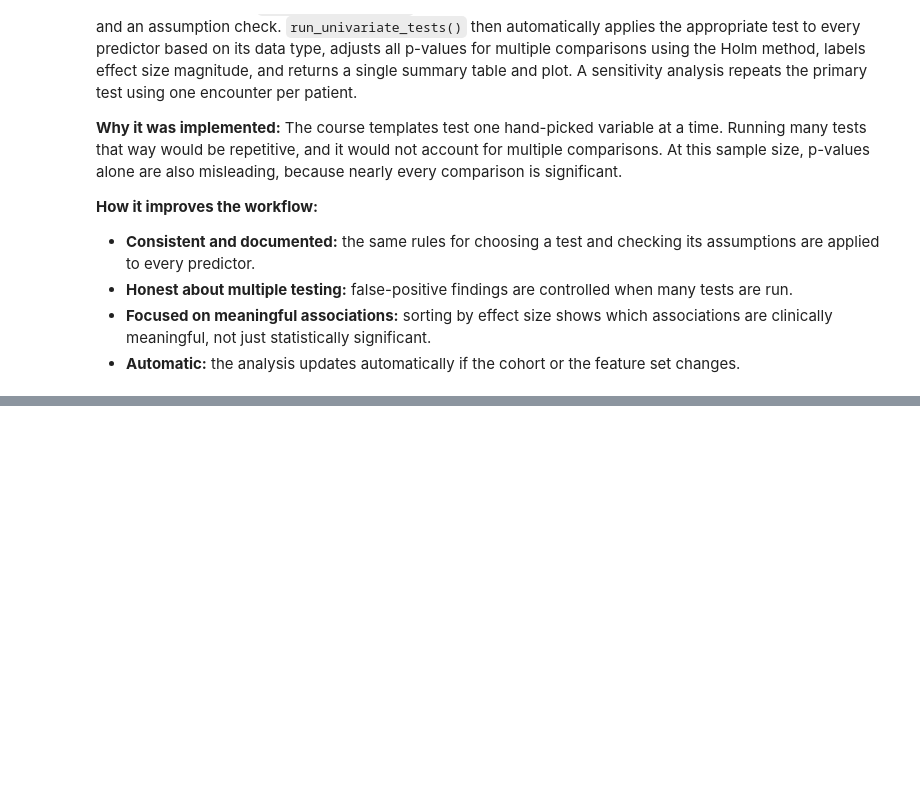
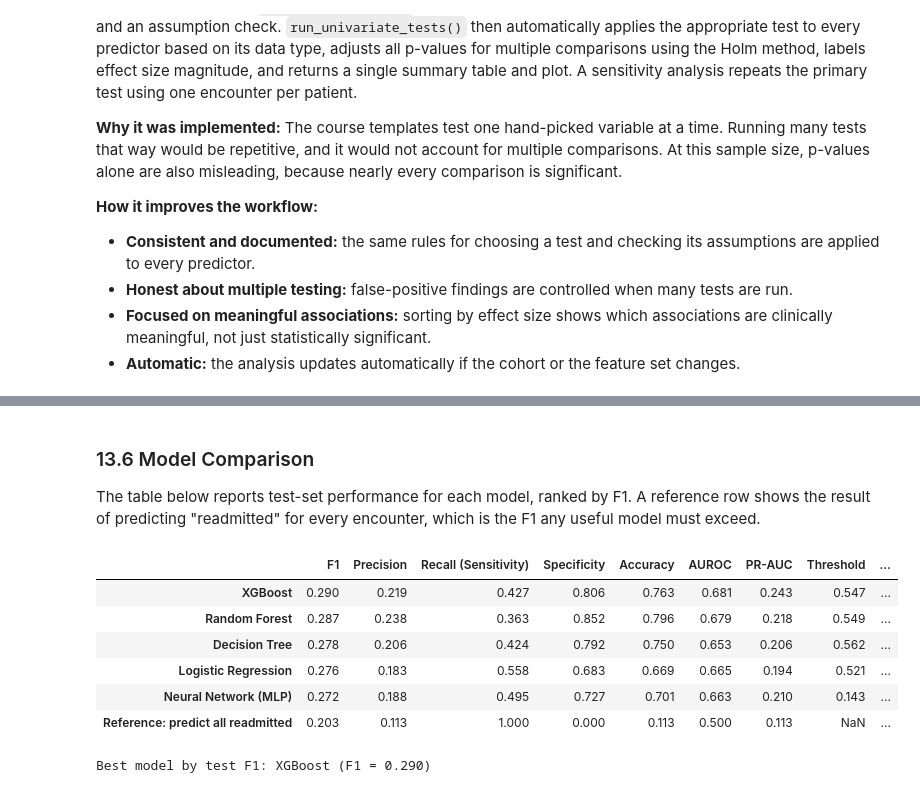
Before and after one commit to audreybyrne03/HSE751-Final-Project, a Jupyter notebook: Diabetes_Readmission_Pipeline.ipynb, the cells around one changed output, grey strips where cells are left out. Cells and saved outputs as stored; diff of their text form; code cells hidden in the pictures; blank space fills up the shorter version.

```diff
--- a/Diabetes_Readmission_Pipeline.ipynb
+++ b/Diabetes_Readmission_Pipeline.ipynb
@@ -1595,0 +1924,34 @@ Nine categorical predictors contain rare categories with expected counts below 5
+# %% [markdown]
+### 13.6 Model Comparison
+
+The table below reports test-set performance for each model, ranked by F1. A reference row shows the result of predicting "readmitted" for every encounter, which is the F1 any useful model must exceed.
+# %%
+# =============================================================================
+# MODEL COMPARISON ON THE HELD-OUT TEST SET (ranked by F1, the primary metric)
+# =============================================================================
+comparison = pd.DataFrame({name: out["results"]["Test"] for name, out in model_outputs.items()}).T
+comparison = comparison.sort_values("F1", ascending=False)
+
+# Reference point: a "model" that predicts readmission for every encounter
+prevalence = y_test.mean()
+baseline = pd.DataFrame([{
+    "F1": 2 * prevalence / (1 + prevalence), "Precision": prevalence,
+    "Recall (Sensitivity)": 1.0, "Specificity": 0.0, "Accuracy": prevalence,
+    "AUROC": 0.5, "PR-AUC": prevalence, "Threshold": np.nan,
+    "Default-threshold F1 (0.5)": np.nan,
+}], index=["Reference: predict all readmitted"])
+
+comparison_table = pd.concat([comparison, baseline]).round(3)
+display(comparison_table)
+
+BEST_MODEL = comparison.index[0]
+print(f"\nBest model by test F1: {BEST_MODEL} (F1 = {comparison.loc[BEST_MODEL, 'F1']:.3f})")
+# %% [output]
+|  | F1 | Precision | Recall (Sensitivity) | Specificity | Accuracy | AUROC | PR-AUC | Threshold | ... |
+| XGBoost | 0.290 | 0.219 | 0.427 | 0.806 | 0.763 | 0.681 | 0.243 | 0.547 | ... |
+| Random Forest | 0.287 | 0.238 | 0.363 | 0.852 | 0.796 | 0.679 | 0.218 | 0.549 | ... |
+| Decision Tree | 0.278 | 0.206 | 0.424 | 0.792 | 0.750 | 0.653 | 0.206 | 0.562 | ... |
+| Logistic Regression | 0.276 | 0.183 | 0.558 | 0.683 | 0.669 | 0.665 | 0.194 | 0.521 | ... |
+| Neural Network (MLP) | 0.272 | 0.188 | 0.495 | 0.727 | 0.701 | 0.663 | 0.210 | 0.143 | ... |
+| Reference: predict all readmitted | 0.203 | 0.113 | 1.000 | 0.000 | 0.113 | 0.500 | 0.113 | NaN | ... |
+Best model by test F1: XGBoost (F1 = 0.290)
```
Also changed, not shown: parts of 24 cells of this notebook.
